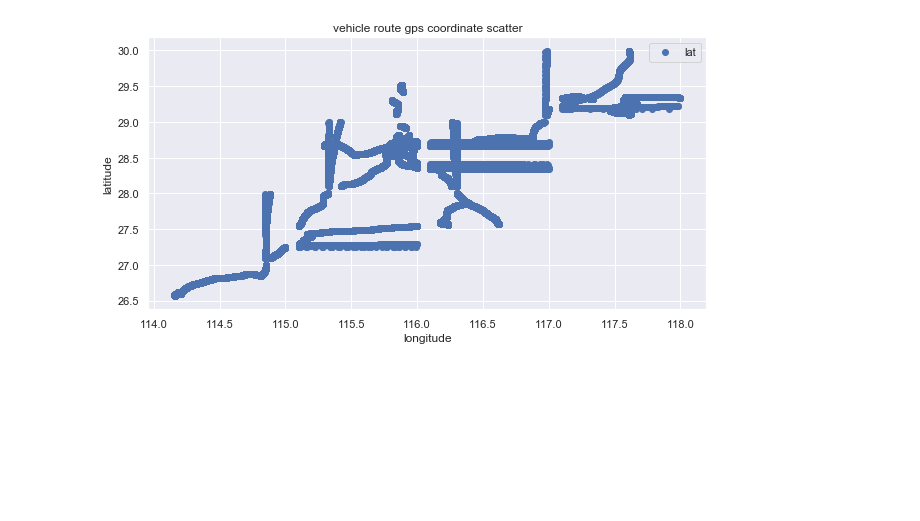
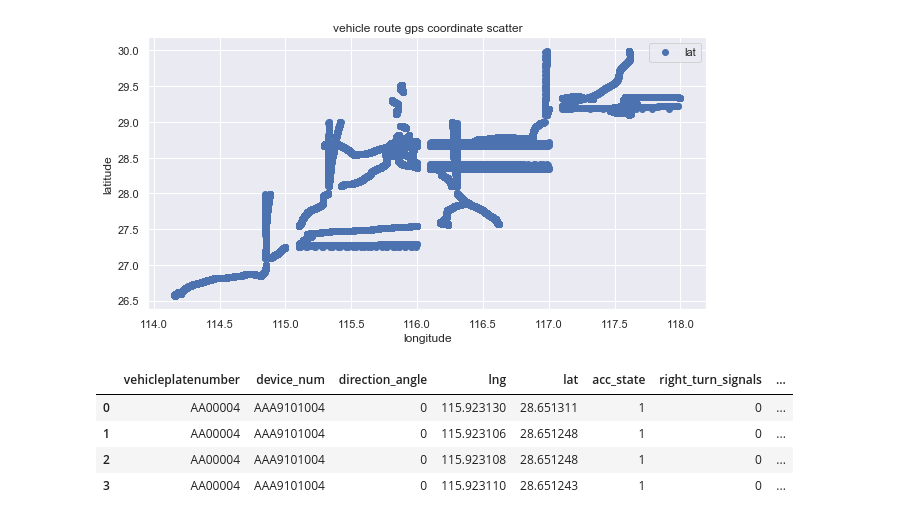
Before and after one commit to flowerlake/Tipdm_2019_C, a Jupyter notebook: data_processing/explore data.ipynb, the cells around one changed output. Cells and saved outputs as stored; diff of their text form; code cells hidden in the pictures; blank space fills up the shorter version.

```diff
--- a/data_processing/explore data.ipynb
+++ b/data_processing/explore data.ipynb
@@ -46,3 +48,11 @@ plt.ylabel("latitude")
 plt.show()
 # %% [output]
 [figure]
+# %%
+each_vehicle[:4]
+# %% [output]
+|  | vehicleplatenumber | device_num | direction_angle | lng | lat | acc_state | right_turn_signals | ... |
+| 0 | AA00004 | AAA9101004 | 0 | 115.923130 | 28.651311 | 1 | 0 | ... |
+| 1 | AA00004 | AAA9101004 | 0 | 115.923106 | 28.651248 | 1 | 0 | ... |
+| 2 | AA00004 | AAA9101004 | 0 | 115.923108 | 28.651248 | 1 | 0 | ... |
+| 3 | AA00004 | AAA9101004 | 0 | 115.923110 | 28.651243 | 1 | 0 | ... |
```
Also changed, not shown: parts of 6 cells of this notebook, 1 other file.
